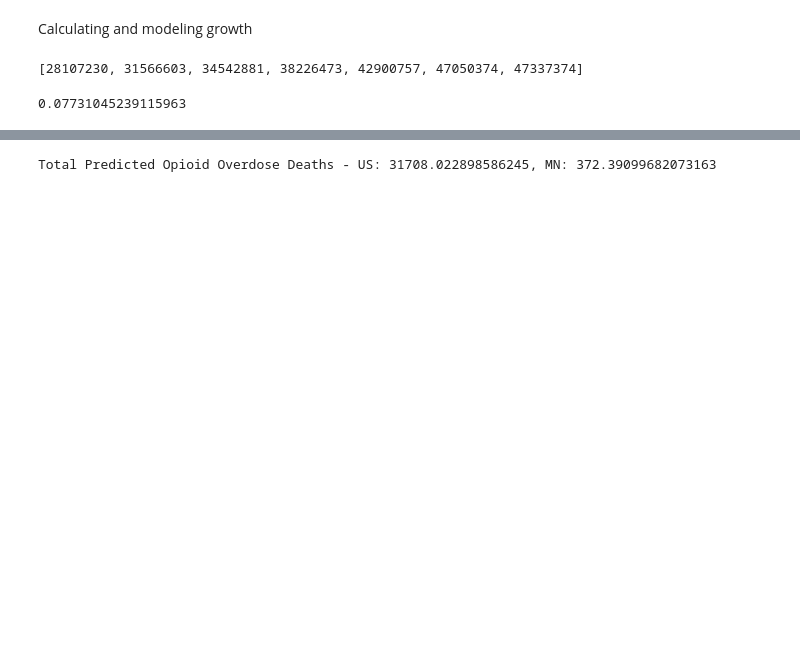
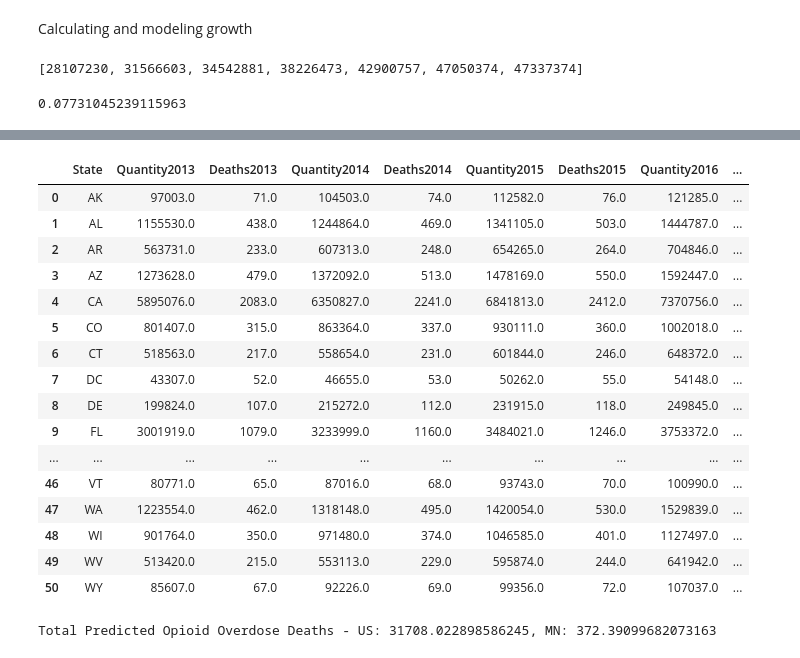
Before and after one commit to amberlbillings/FinalProject, a Jupyter notebook: Stephanie/StephMachineLearning.ipynb, the cells around one changed output, grey strips where cells are left out. Drawn from its saved outputs; the diff is of its cells as text; code cells hidden in the pictures; blank space fills up the shorter version.

```diff
--- a/Stephanie/StephMachineLearning.ipynb
+++ b/Stephanie/StephMachineLearning.ipynb
@@ -452,0 +361,10 @@ QuantityDeaths2020.round()
+# %%
+X_2013 = FutureQuantity.PillQuantity2013.values.reshape(-1, 1)
+X_2014 = FutureQuantity.PillQuantity2014.values.reshape(-1, 1)
+X_2015 = FutureQuantity.PillQuantity2015.values.reshape(-1, 1)
+X_2016 = FutureQuantity.PillQuantity2016.values.reshape(-1, 1)
+X_2017 = FutureQuantity.PillQuantity2017.values.reshape(-1, 1)
+X_2018 = FutureQuantity.PillQuantity2018.values.reshape(-1, 1)
+X_2019 = FutureQuantity.PillQuantity2019.values.reshape(-1, 1)
+X_2020 = FutureQuantity.PillQuantity2020.values.reshape(-1, 1)
+X_2020.shape
@@ -452,0 +373,10 @@ QuantityDeaths2020.round()
+# %%
+predicted2013 = model.predict(X_2013)
+predicted2014 = model.predict(X_2014)
+predicted2015 = model.predict(X_2015)
+predicted2016 = model.predict(X_2016)
+predicted2017 = model.predict(X_2017)
+predicted2018 = model.predict(X_2018)
+predicted2019 = model.predict(X_2019)
+predicted2020 = model.predict(X_2020)
+predicted2020
@@ -453 +401,63 @@ QuantityDeaths2020.round()
+# %%
+
+List2013 = []
+for list in predicted2013:
+    for value in list:
+        List2013.append(value)
+
+List2014 = []
+for list in predicted2014:
+    for value in list:
+        List2014.append(value)
+
+List2015 = []
+for list in predicted2015:
+    for value in list:
+        List2015.append(value)
+
+List2016 = []
+for list in predicted2016:
+    for value in list:
+        List2016.append(value)
+
+List2017 = []
+for list in predicted2017:
+    for value in list:
+        List2017.append(value)
+
+List2018 = []
+for list in predicted2018:
+    for value in list:
+        List2018.append(value)
+
+List2019 = []
+for list in predicted2019:
+    for value in list:
+        List2019.append(value)
+
+List2020 = []
+for list in predicted2020:
+    for value in list:
+        List2020.append(value)
+
+PredictedDeaths = pd.DataFrame({"State":OD2012["Buyer_State"], "Quantity2013":FutureQuantity["PillQuantity2013"], "Deaths2013":List2013, "Quantity2014":FutureQuantity["PillQuantity2014"], "Deaths2014":List2014, "Quantity2015":FutureQuantity["PillQuantity2015"], "Deaths2015":List2015, "Quantity2016":FutureQuantity["PillQuantity2016"], "Deaths2016":List2016, "Quantity2017":FutureQuantity["PillQuantity2017"], "Deaths2017":List2017, "Quantity2018":FutureQuantity["PillQuantity2018"], "Deaths2018":List2018, "Quantity2019":FutureQuantity["PillQuantity2019"], "Deaths2019":List2019, "Quantity2020":FutureQuantity["PillQuantity2020"], "Deaths2020":List2020})
+PredictedDeaths.round()
+# %% [output]
+|  | State | Quantity2013 | Deaths2013 | Quantity2014 | Deaths2014 | Quantity2015 | Deaths2015 | Quantity2016 | ... |
+| 0 | AK | 97003.0 | 71.0 | 104503.0 | 74.0 | 112582.0 | 76.0 | 121285.0 | ... |
+| 1 | AL | 1155530.0 | 438.0 | 1244864.0 | 469.0 | 1341105.0 | 503.0 | 1444787.0 | ... |
+| 2 | AR | 563731.0 | 233.0 | 607313.0 | 248.0 | 654265.0 | 264.0 | 704846.0 | ... |
+| 3 | AZ | 1273628.0 | 479.0 | 1372092.0 | 513.0 | 1478169.0 | 550.0 | 1592447.0 | ... |
+| 4 | CA | 5895076.0 | 2083.0 | 6350827.0 | 2241.0 | 6841813.0 | 2412.0 | 7370756.0 | ... |
+| 5 | CO | 801407.0 | 315.0 | 863364.0 | 337.0 | 930111.0 | 360.0 | 1002018.0 | ... |
+| 6 | CT | 518563.0 | 217.0 | 558654.0 | 231.0 | 601844.0 | 246.0 | 648372.0 | ... |
+| 7 | DC | 43307.0 | 52.0 | 46655.0 | 53.0 | 50262.0 | 55.0 | 54148.0 | ... |
+| 8 | DE | 199824.0 | 107.0 | 215272.0 | 112.0 | 231915.0 | 118.0 | 249845.0 | ... |
+| 9 | FL | 3001919.0 | 1079.0 | 3233999.0 | 1160.0 | 3484021.0 | 1246.0 | 3753372.0 | ... |
+| ... | ... | ... | ... | ... | ... | ... | ... | ... | ... |
+| 46 | VT | 80771.0 | 65.0 | 87016.0 | 68.0 | 93743.0 | 70.0 | 100990.0 | ... |
+| 47 | WA | 1223554.0 | 462.0 | 1318148.0 | 495.0 | 1420054.0 | 530.0 | 1529839.0 | ... |
+| 48 | WI | 901764.0 | 350.0 | 971480.0 | 374.0 | 1046585.0 | 401.0 | 1127497.0 | ... |
+| 49 | WV | 513420.0 | 215.0 | 553113.0 | 229.0 | 595874.0 | 244.0 | 641942.0 | ... |
+| 50 | WY | 85607.0 | 67.0 | 92226.0 | 69.0 | 99356.0 | 72.0 | 107037.0 | ... |
 # %%
```
Also changed, not shown: parts of 17 cells of this notebook, 1 other file.
